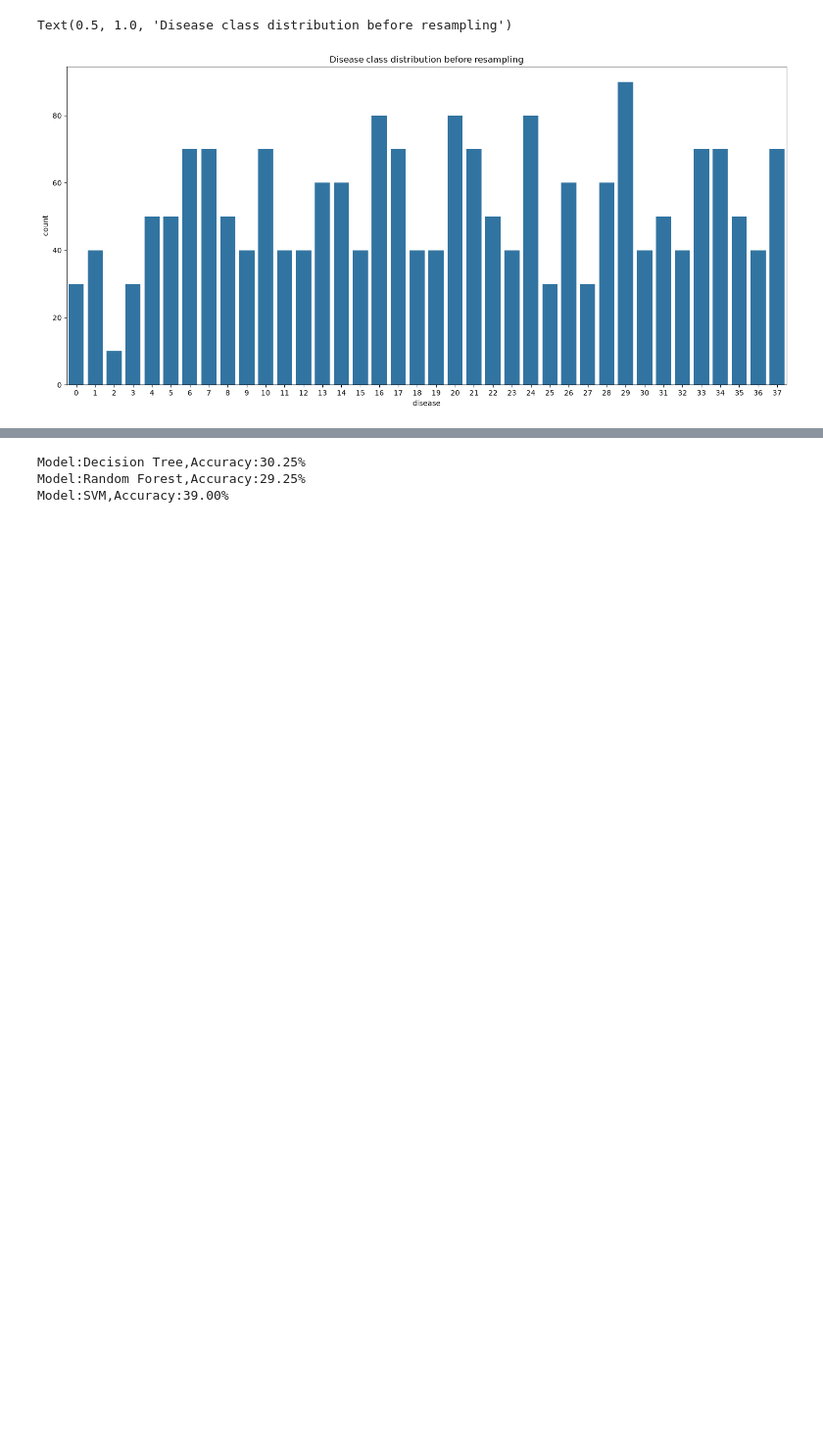
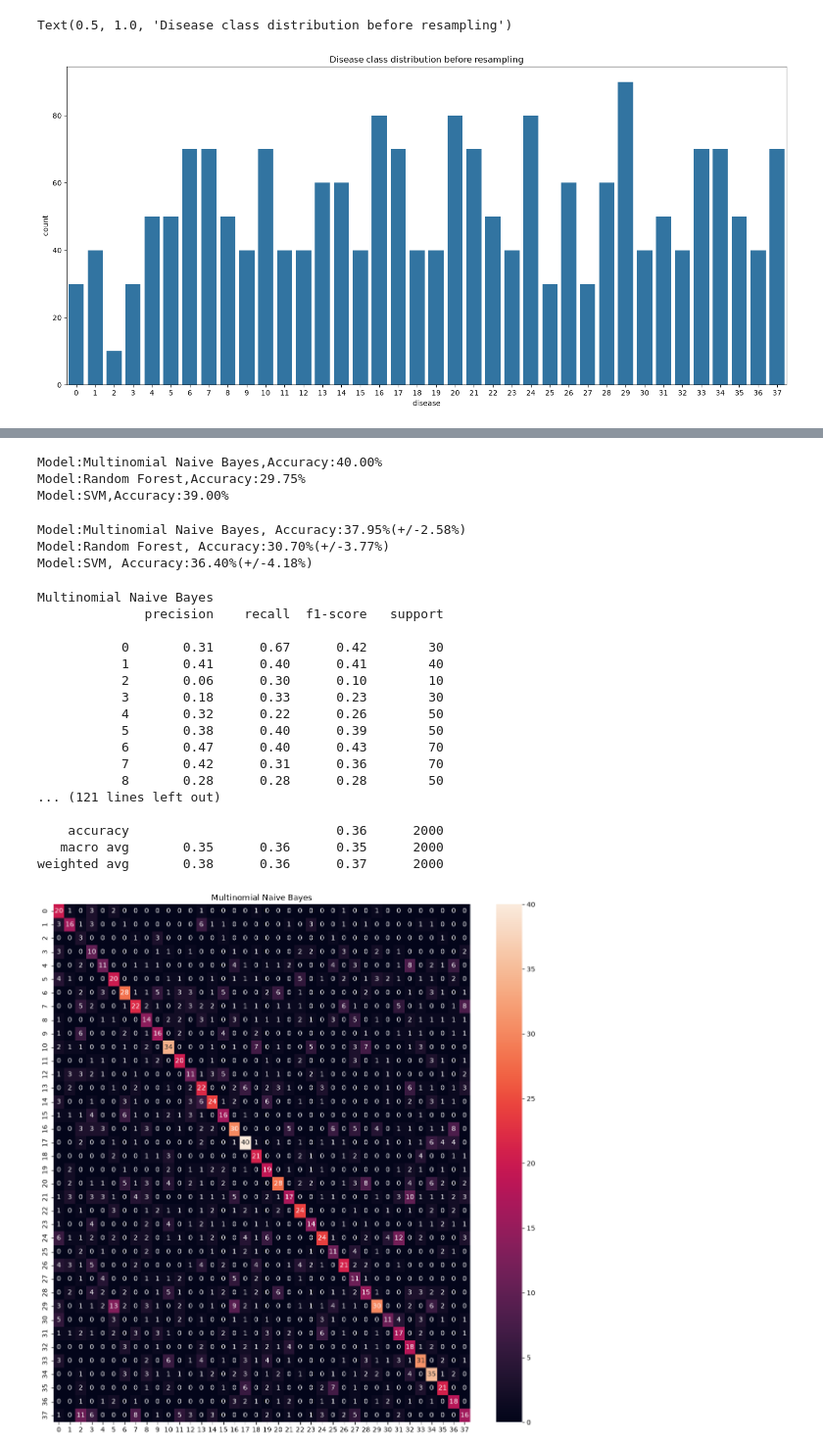
Before and after one commit to rabbitholesingalaxy/machine_learning, a Jupyter notebook: healthcare/diseasepred.ipynb, the cells around one changed output, grey strips where cells are left out. Shown at 98% size. Saved outputs shown, nothing was run; the diff lists cells and outputs as text; code cells hidden in the pictures; blank space fills up the shorter version.

Commit message:
disease prediction upload

```diff
--- a/healthcare/diseasepred.ipynb
+++ b/healthcare/diseasepred.ipynb
@@ -1,6 +1,6 @@
 # %%
 import pandas as pd
-data=pd.read_csv('diseased.csv')
+data=pd.read_csv('healthcare/diseased.csv')
 data.tail()
 # %% [output]
 |  | fever | headache | nausea | vomiting | fatigue | joint_pain | skin_rash | cough | weight_loss | ... |
@@ -94,16 +94,16 @@ Where Python is looking for modules: ['/opt/homebrew/Cellar/python@3.14/3.14.2/F
 # %%
 from imblearn.over_sampling import RandomOverSampler
 from sklearn.model_selection import train_test_split
-# in the tutorial, ros.fit_resample(X, y) before splitting your data into training and testing sets cause severe data leakage.
+# in the tutorial, ros.fit_resample(X, y) before splitting your data into training and testing sets cause severe data leakage cause higher accuracy.
 X_train,X_test,y_train,y_test=train_test_split(X,y,test_size=0.2,random_state=42)
 ros=RandomOverSampler(random_state=42)
 X_train_resampled,y_train_resampled=ros.fit_resample(X_train,y_train)
 
-from sklearn.tree import DecisionTreeClassifier
+from sklearn.naive_bayes import MultinomialNB
 from sklearn.ensemble import RandomForestClassifier
 from sklearn.svm import SVC
 models={
-    "Decision Tree": DecisionTreeClassifier(),
+    "Multinomial Naive Bayes": MultinomialNB(),
     "Random Forest":RandomForestClassifier(),
     "SVM":SVC(),
 }
@@ -115,16 +115,64 @@ for model_name, model in models.items():
     accuracy=accuracy_score(y_test,y_pred)
     print(f"Model:{model_name},Accuracy:{accuracy*100:.2f}%")
 # %% [output]
-Model:Decision Tree,Accuracy:30.25%
-Model:Random Forest,Accuracy:29.25%
+Model:Multinomial Naive Bayes,Accuracy:40.00%
+Model:Random Forest,Accuracy:29.75%
 Model:SVM,Accuracy:39.00%
 # %%
-
 # the following is the cross-validation split-data method
-from imblearn.pipeline import Pipeline
+from imblearn.pipeline import make_pipeline
 from sklearn.model_selection import cross_val_score
+num_folds=5
+from sklearn.model_selection import StratifiedKFold
+skf=StratifiedKFold(n_splits=num_folds,shuffle=True,random_state=42)
 for model_name, model in models.items():
-    pipeline=Pipeline([
-        ('sampler',RandomOverSampler(random_state=42)),
-        ('model',RandomForestClassifier)
-    ])
+    pipe=make_pipeline(RandomOverSampler(random_state=42),model)
+    try:
+        score=cross_val_score(pipe,X,y,cv=skf,scoring='accuracy',error_score='raise')
+        print(f"Model:{model_name}, Accuracy:{score.mean()*100:.2f}%(+/-{score.std()*2*100:.2f}%)")
+        # mean+/-(2*std) estimate a 95% confidence interval for where true data points
+        # bell-shaped curve (normal distribution), roughly 68% of data falls within 1 standard deviation of the average,
+        # and about 95% falls within 2 standard deviations, 99.7% of the data falls within 3 standard deviations of the mean
+    except Exception as e:
+        print(f"Model:{model_name} failed with {e}")
+# %% [output]
+Model:Multinomial Naive Bayes, Accuracy:37.95%(+/-2.58%)
+Model:Random Forest, Accuracy:30.70%(+/-3.77%)
+Model:SVM, Accuracy:36.40%(+/-4.18%)
+# %%
+from sklearn.model_selection import cross_val_predict
+from sklearn.metrics import confusion_matrix, ConfusionMatrixDisplay, classification_report
+for model_name, model in models.items():
+    pipe=make_pipeline(RandomOverSampler(random_state=42),model)
+    try:
+        y_pred=cross_val_predict(pipe,X,y,cv=skf)
+        cm=confusion_matrix(y,y_pred)
+        # disp=ConfusionMatrixDisplay(confusion_matrix=cm)
+        # plt.figure(figsize=(16,16))
+        # disp.plot(cmap=plt.cm.Blues,include_values=False)
+        # plt.xticks(rotation=90)
+        plt.figure(figsize=(14,14))
+        sns.heatmap(cm,annot=True)
+        plt.title(f"{model_name}")
+        print(f"{model_name}\n{classification_report(y,y_pred)}")
+    except Exception as e:
+        print(f"Model:{model_name} failed with {e}")
+# %% [output]
+Multinomial Naive Bayes
+              precision    recall  f1-score   support
+
+           0       0.31      0.67      0.42        30
+           1       0.41      0.40      0.41        40
+           2       0.06      0.30      0.10        10
+           3       0.18      0.33      0.23        30
+           4       0.32      0.22      0.26        50
+           5       0.38      0.40      0.39        50
+           6       0.47      0.40      0.43        70
+           7       0.42      0.31      0.36        70
+           8       0.28      0.28      0.28        50
+... (121 lines left out)
+
+    accuracy                           0.36      2000
+   macro avg       0.35      0.36      0.35      2000
+weighted avg       0.38      0.36      0.37      2000
+[figure, added]
```
Also changed, not shown: parts of 4 cells of this notebook, 2 other files.
